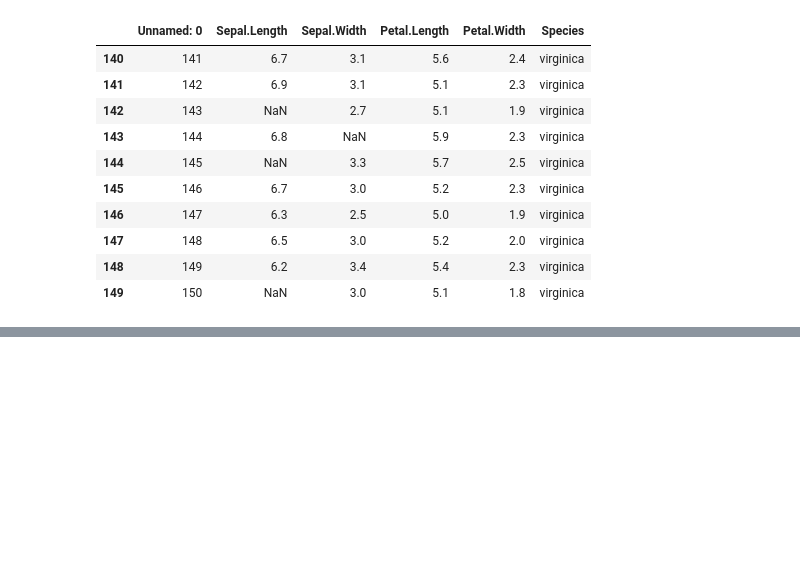
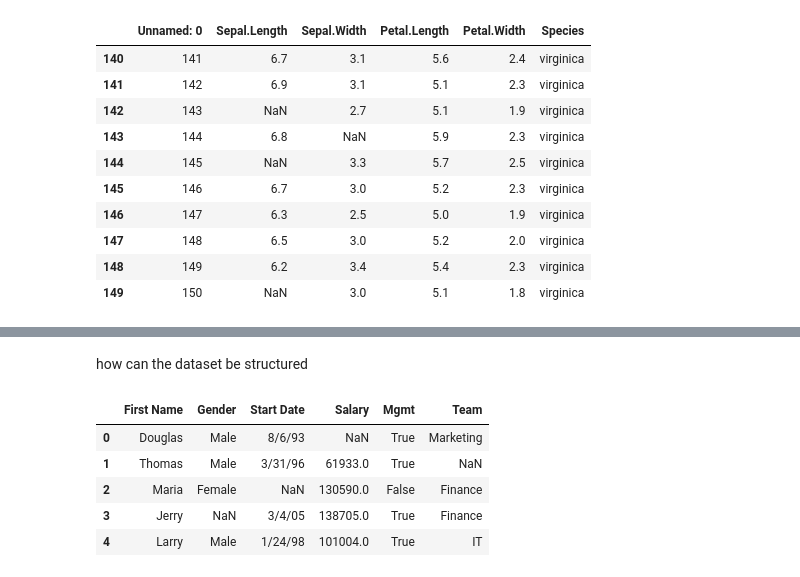
Before and after one commit to addulamalerupareddy-gif/java_Practice, a Jupyter notebook: Untitled8.ipynb, the cells around one changed output, grey strips where cells are left out. Drawn from its saved outputs; the diff is of its cells as text; code cells hidden in the pictures; blank space fills up the shorter version.

```diff
--- a/Untitled8.ipynb
+++ b/Untitled8.ipynb
@@ -395,0 +420,11 @@ data.tail(10)
+# %% [markdown]
+how can the dataset be structured
+# %%
+data.head()
+# %% [output]
+|  | First Name | Gender | Start Date | Salary | Mgmt | Team |
+| 0 | Douglas | Male | 8/6/93 | NaN | True | Marketing |
+| 1 | Thomas | Male | 3/31/96 | 61933.0 | True | NaN |
+| 2 | Maria | Female | NaN | 130590.0 | False | Finance |
+| 3 | Jerry | NaN | 3/4/05 | 138705.0 | True | Finance |
+| 4 | Larry | Male | 1/24/98 | 101004.0 | True | IT |
```
Also changed, not shown: parts of 25 cells of this notebook.
